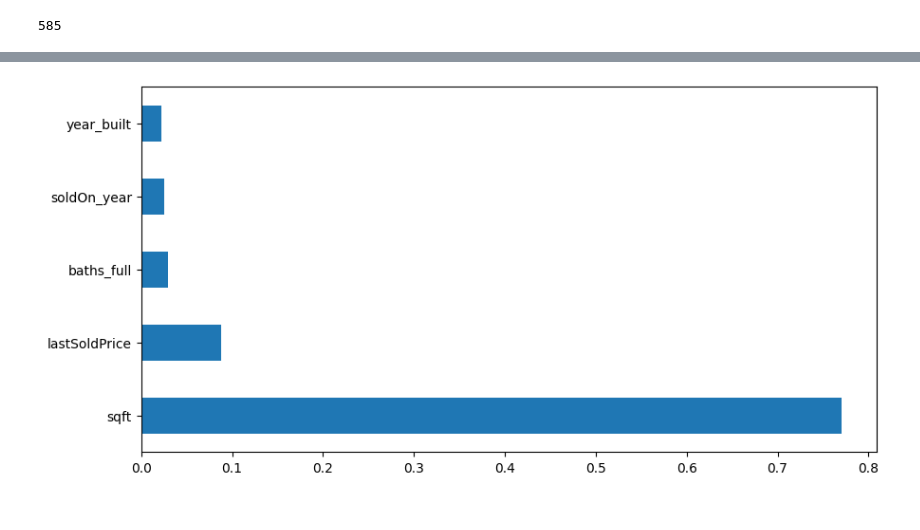
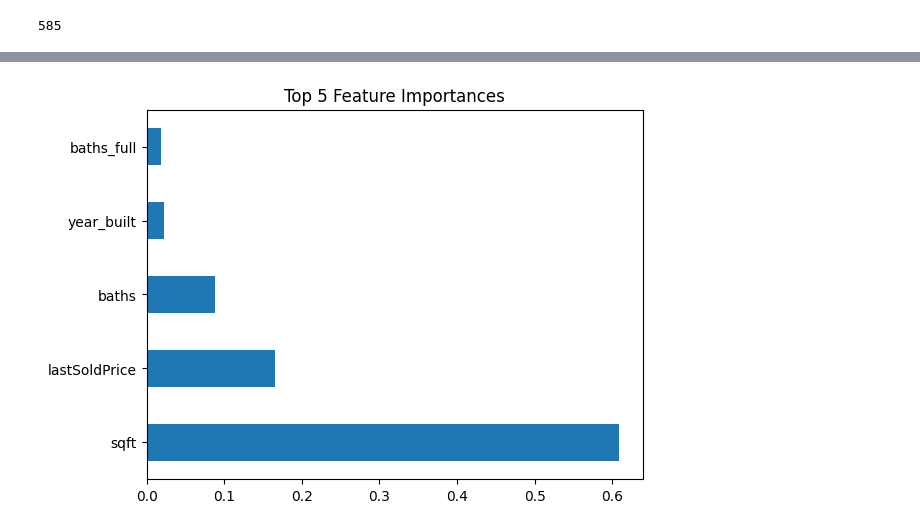
Before and after one commit to Tushar12023/Chicago-Real-Estate-Prediction, a Jupyter notebook: chicago-real-estate-prediction.ipynb, the cells around one changed output, grey strips where cells are left out. Drawn from its saved outputs; the diff is of its cells as text; code cells hidden in the pictures.

Commit message:
Kaggle Notebook | Chicago Real Estate Prediction | Version 5

```diff
--- a/chicago-real-estate-prediction.ipynb
+++ b/chicago-real-estate-prediction.ipynb
@@ -114,4 +253,6 @@ df['soldOn'].isnull().sum()
 # %%
+#Assuming that if there is no soldOn date, the house has not been sold Yet
+df['IsSoldYet'] = df['soldOn'].notna().astype(int)
 #Assuming that these houses have not been sold
-df['soldOn'].fillna(pd.Timestamp('1970-01-01'), inplace=True)
+df['soldOn'].fillna(pd.Timestamp('1970-01-01'))
 # %% [output]
@@ -195,0 +290,4 @@ missing_df
+# %%
+from sklearn.preprocessing import RobustScaler, StandardScaler, MinMaxScaler
+scaler = RobustScaler()
+df[numerical_cols] = scaler.fit_transform(df[numerical_cols])
@@ -296,20 +385,13 @@ from sklearn.linear_model import LinearRegression
 from sklearn.ensemble import RandomForestRegressor
 from xgboost import XGBRegressor
 
-
-pipeline_lr= Pipeline([('lr_classifier', LinearRegression())])
-pipeline_rf = Pipeline([('rf_classifier', RandomForestRegressor(n_estimators=10,random_state=10))])
-pipeline_xgb = Pipeline([('xgb_classifier', XGBRegressor())])
+pipeline_lr = Pipeline([('linear_model', LinearRegression())])
+pipeline_rf = Pipeline([('random_forest', RandomForestRegressor(n_estimators=100, random_state=42))])
+pipeline_xgb = Pipeline([('xgb', XGBRegressor())])
 
 pipelines = [pipeline_lr, pipeline_rf, pipeline_xgb]
-pipe_dict = {0: 'Linear Regression', 1: 'Random Forest Regressor', 2: 'XGBRegressor'}
-
-for pipe in pipelines:
-    pipe.fit(X_train, y_train)
-
-for i,model in enumerate(pipelines):
-    pred_test = model.predict(X_test)
-    if i == 1: rf_model = model
-    print("{} Test Accuracy:{}".format(pipe_dict[i],model.score(X_test,y_test)))
-    print(pd.DataFrame({'Actual': y_test, 'Predicted': pred_test}))
+for pipeline in pipelines:
+    pipeline.fit(X_train, y_train)
+    score = pipeline.score(X_test, y_test)
+    print(f"{pipeline.steps[-1][0]}: R² Score = {score:.2f}")
 # %% [output]
@@ -333,6 +401,6 @@ Linear Regression Test Accuracy:0.5743818522334188
 # %%
-plt.figure(figsize=(10,5))
-feat_importances = pd.Series(rf_model['rf_classifier'].feature_importances_, index = X_train.columns)
-feat_importances.nlargest(5).plot(kind='barh');
+feat_importances = pd.Series(pipeline_rf['random_forest'].feature_importances_, index=X.columns)
+feat_importances.nlargest(5).plot(kind='barh')
+plt.title('Top 5 Feature Importances');
 # %% [output]
-[figure, old version]
+[figure, new version]
```
Also changed, not shown: parts of 56 cells of this notebook.
